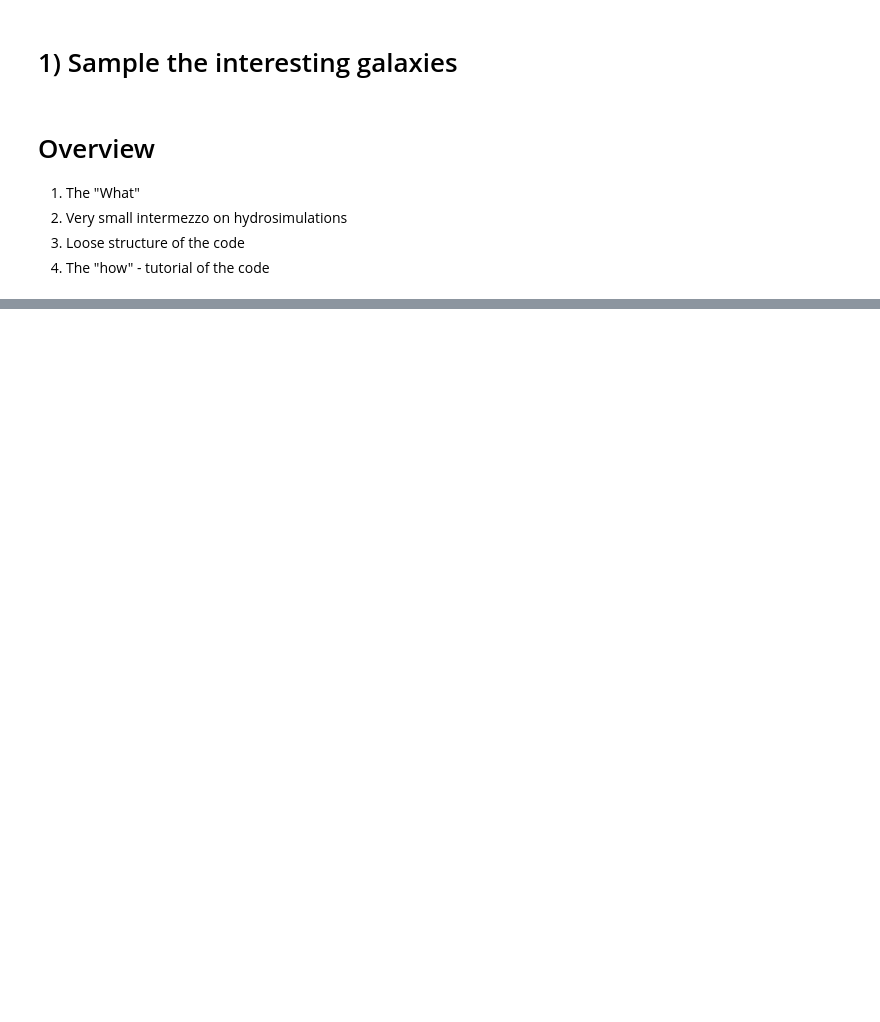
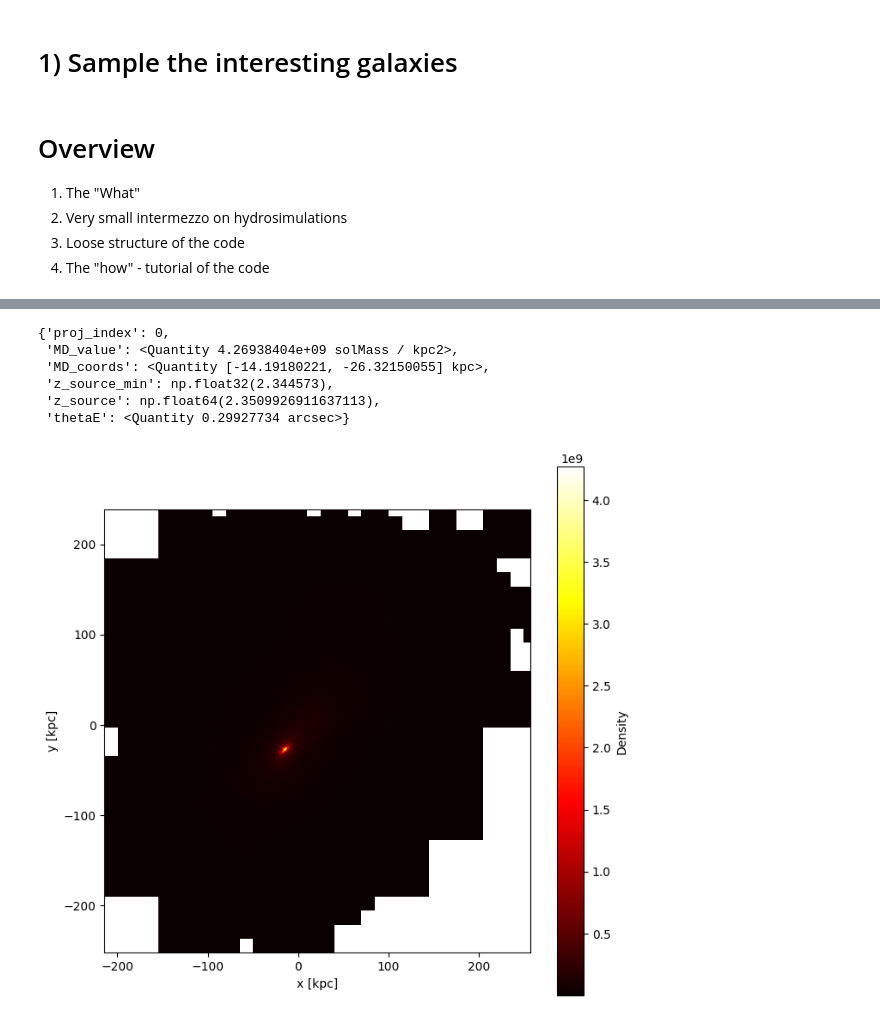
Before and after one commit to GiacomoQueirolo/EAGLE_Lensing, a Jupyter notebook: Tutorial.ipynb, the cells around one changed output, grey strips where cells are left out. Drawn from its saved outputs; the diff is of its cells as text; code cells hidden in the pictures; blank space fills up the shorter version.

```diff
--- a/Tutorial.ipynb
+++ b/Tutorial.ipynb
@@ -43,0 +54,8 @@ Outline of pipeline aim
+# %%
+import numpy as np
+import matplotlib.pyplot as plt
+
+from python_tools.tools import mkdir
+from python_tools.get_res import load_whatever
+
+verbose = True
@@ -78,0 +238,22 @@ Note also that these computation of Einstein angle are approximate, since we are
+# %%
+# all computations are done with the "run" call - here it loads prev. results
+lens_part.run()
+# we will still do the step "by hand"
+from particle_galaxy import get_rnd_PG,Gal2kwMXYZ,LoadGal
+from project_gal_AMR import Gal2kw_samples,ProjectionError
+from project_gal_AMR import get_2Dkappa_map,prep_Gal_projpath,projection_main_AMR
+
+
+# Read particles ONCE
+# kwargs of Msun, XYZ in kpc (explicitely) centered around Centre of Mass (CM)
+kw_parts   = Gal2kwMXYZ(lens_part.Gal)
+# Compute projection (uses Adaptive Mesh Refinement for density map estimation)
+kwres_proj = projection_main_AMR(Gal=lens_part.Gal,
+                                       kw_parts=kw_parts,
+                                       z_source_max=lens_part.z_source_max,
+                                       sample_z_source=lens_part.sample_z_source,
+                                       min_thetaE=lens_part.min_thetaE,
+                                       arcXkpc=lens_part.arcXkpc,
+                                       verbose=verbose,
+                                       save_res=False,
+                                       reload=lens_part.reload)
@@ -78,0 +278,26 @@ Note also that these computation of Einstein angle are approximate, since we are
+# %%
+kwres_proj
+# %% [output]
+{'proj_index': 0,
+ 'MD_value': <Quantity 4.26938404e+09 solMass / kpc2>,
+ 'MD_coords': <Quantity [-14.19180221, -26.32150055] kpc>,
+ 'z_source_min': np.float32(2.344573),
+ 'z_source': np.float64(2.3509926911637113),
+ 'thetaE': <Quantity 0.29927734 arcsec>}
+# %%
+# for more details, check project_gal_AMR.py
+from project_gal_AMR import project_kw_parts,dens_map_AMR,plot_amr_cells
+#from AMR2D_PLL import plot_amr_cells
+proj_index = kwres_proj["proj_index"]
+
+# project particle into a 2D plane
+kw_parts_proj = project_kw_parts(kw_parts=kw_parts,
+                                 proj_index=proj_index)
+
+# compute density map with AMR
+kw_2Ddens = dens_map_AMR(kw_parts_proj=kw_parts_proj,
+                         verbose=verbose)
+fig,ax = plot_amr_cells(kw_2Ddens)
+fig.show()
+# %% [output]
+[figure, added]
```
Also changed, not shown: parts of 21 cells of this notebook.
